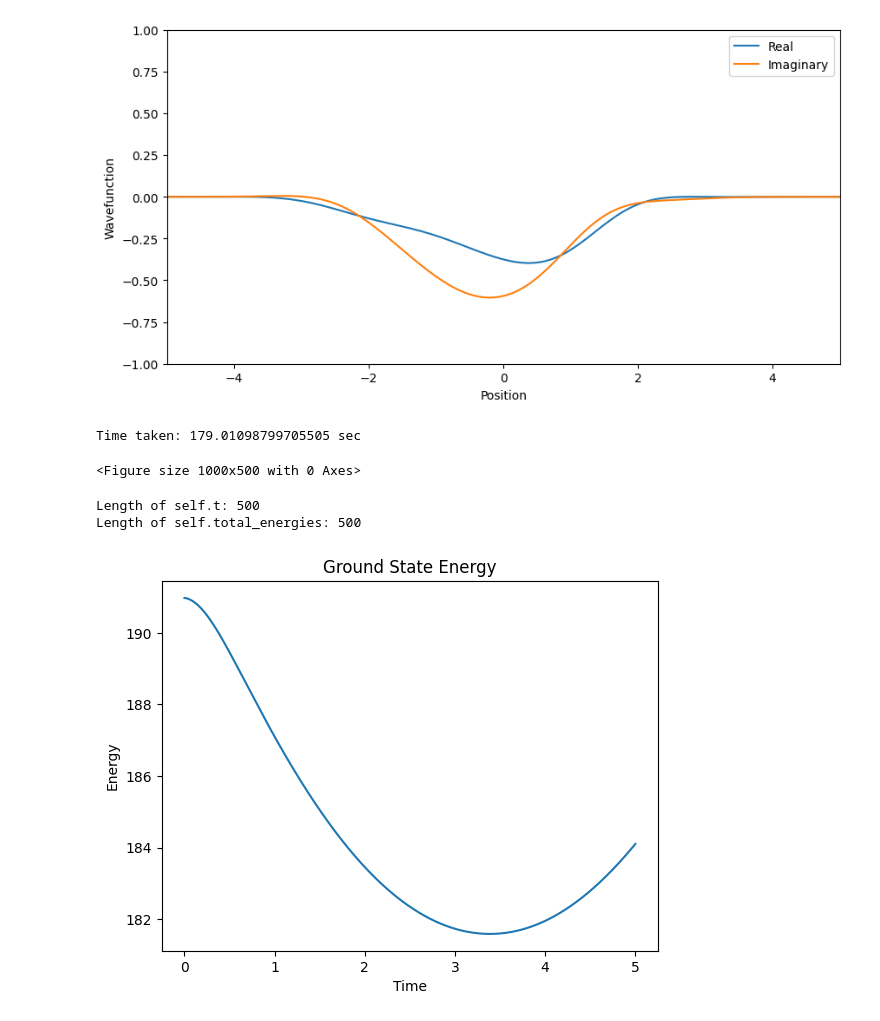
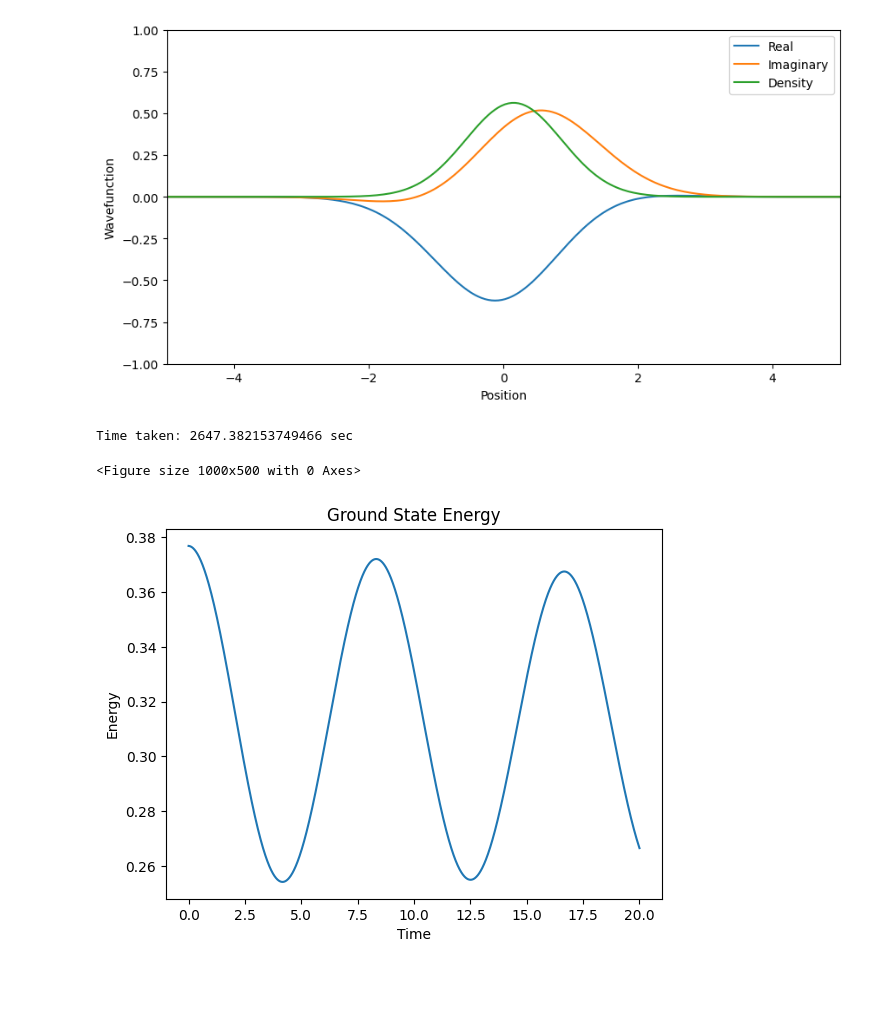
Before and after one commit to ascsn/wavefunction-dimensionality-reduction, a Jupyter notebook: high_fidelity/hf_solver_demo.ipynb, the cells around one changed output. Cells and saved outputs as stored; diff of their text form; code cells hidden in the pictures; blank space fills up the shorter version.

```diff
--- a/high_fidelity/hf_solver_demo.ipynb
+++ b/high_fidelity/hf_solver_demo.ipynb
@@ -4,29 +4,25 @@ from hf_solver_v2 import hf_solver
 # %%
 # Initalizes the object
-#  (h_bar, mass, ang_freq, dx, x_limit, dt, t_final)
-sim = hf_solver(1, 1, 1, 0.05, 5, 0.01, 5)
+#  (h_bar, mass, ang_freq, q, dx, x_limit, dt, t_final)
+sim = hf_solver(1, 1, 1, -5, 0.05, 5, 0.01, 20)
 
-# Sets the potential (currently hardcoded to quantum harmonic oscillator)
 domain, timeframe = sim.get_ranges()
 
-# Sets the initial state, in this case a guassian wave packet centered at zero. This will eventually all be done strictly through methods.
-#initial_state_ = (1 / np.sqrt(2 * np.pi)) * np.exp(-0.5 * domain**2)
-initial_state = (1 / np.sqrt(2 * np.pi)) * np.exp(-0.5 * domain**2)
-sim.set_initial_state(initial_state)
+# Sets the initial state
+sim.set_initial_state(x0 = 0.5)
 
-# Sets the hamiltonian matrix
-sim.construct_hamiltonian("GP")
+# Sets the hamiltonian matrix and choose wavefunction scheme
+# QHO: Quantum Harmonic Oscillator; GP: Gross-Pitaevskii
+sim.construct_hamiltonian("QHO")
 
 # Runs the animation
-sim.run_animation()
+sim.run_animation(gif = True)
 # %% [output]
-[figure, old version]
+[figure, new version]
-Time taken: 179.01098799705505 sec
+Time taken: 2647.382153749466 sec
 <Figure size 1000x500 with 0 Axes>
 # %%
 # Energy can be graphed after the animation or training simulation
 sim.graph_energy()
 # %% [output]
-Length of self.t: 500
-Length of self.total_energies: 500
-[figure, old version]
+[figure, new version]
```
Also changed, not shown: parts of 6 cells of this notebook, 1 other file.
